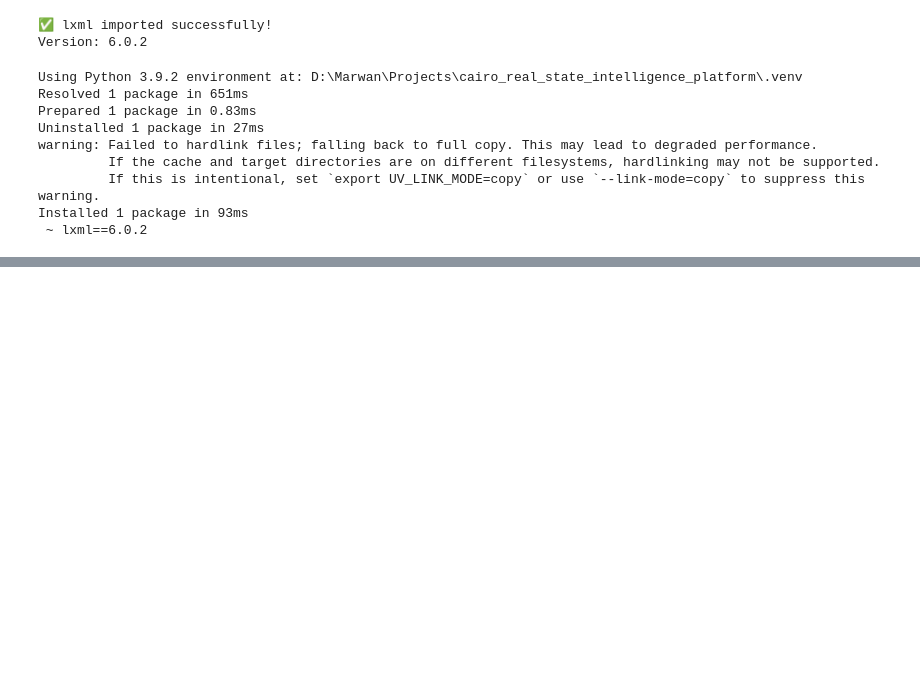
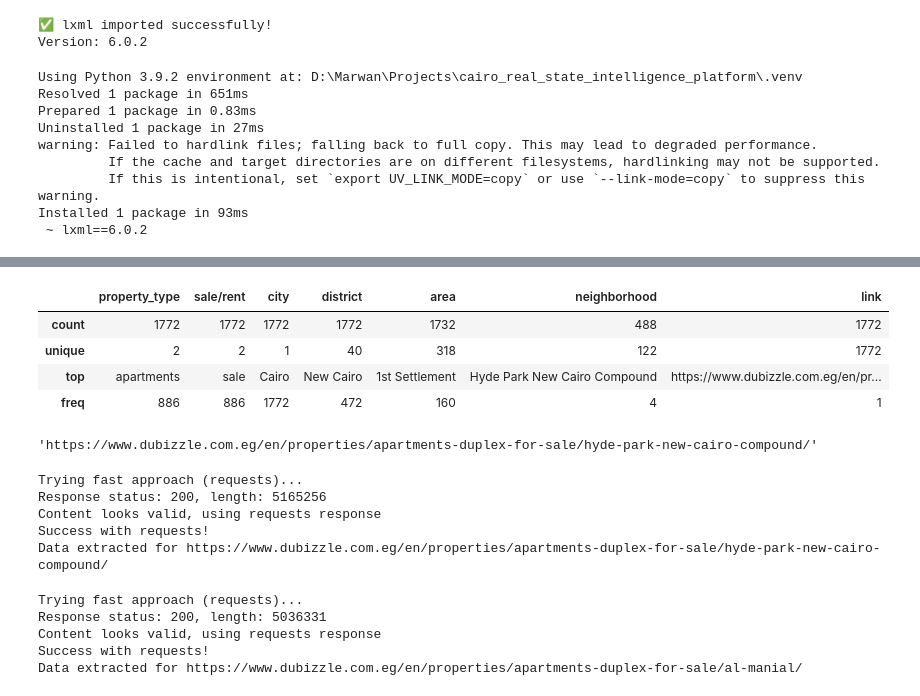
Before and after one commit to MarwanAshrafMakhlouf/cairo_real_state_intelligence_platform, a Jupyter notebook: notebooks/scrapper.ipynb, the cells around one changed output, grey strips where cells are left out. Drawn from its saved outputs; the diff is of its cells as text; code cells hidden in the pictures; blank space fills up the shorter version.

```diff
--- a/notebooks/scrapper.ipynb
+++ b/notebooks/scrapper.ipynb
@@ -1009,0 +1104,12 @@ Installed 1 package in 93ms
+# %%
+base_link_df.describe()
+# %% [output]
+|  | property_type | sale/rent | city | district | area | neighborhood | link |
+| count | 1772 | 1772 | 1772 | 1772 | 1732 | 488 | 1772 |
+| unique | 2 | 2 | 1 | 40 | 318 | 122 | 1772 |
+| top | apartments | sale | Cairo | New Cairo | 1st Settlement | Hyde Park New Cairo Compound | https://www.dubizzle.com.eg/en/pr... |
+| freq | 886 | 886 | 1772 | 472 | 160 | 4 | 1 |
+# %%
+base_link_df['link'][0]
+# %% [output]
+'https://www.dubizzle.com.eg/en/properties/apartments-duplex-for-sale/hyde-park-new-cairo-compound/'
@@ -1009,0 +1118,17 @@ Installed 1 package in 93ms
+# %%
+tagmo3_test_page = get_page_data(test2_main_page)
+# %% [output]
+Trying fast approach (requests)...
+Response status: 200, length: 5165256
+Content looks valid, using requests response
+Success with requests!
+Data extracted for https://www.dubizzle.com.eg/en/properties/apartments-duplex-for-sale/hyde-park-new-cairo-compound/
+# %%
+test_main_page = 'https://www.dubizzle.com.eg/en/properties/apartments-duplex-for-sale/al-manial/'
+manial_test_page = get_page_data(test_main_page)
+# %% [output]
+Trying fast approach (requests)...
+Response status: 200, length: 5036331
+Content looks valid, using requests response
+Success with requests!
+Data extracted for https://www.dubizzle.com.eg/en/properties/apartments-duplex-for-sale/al-manial/
```
Also changed, not shown: parts of 30 cells of this notebook, 2 other files.
